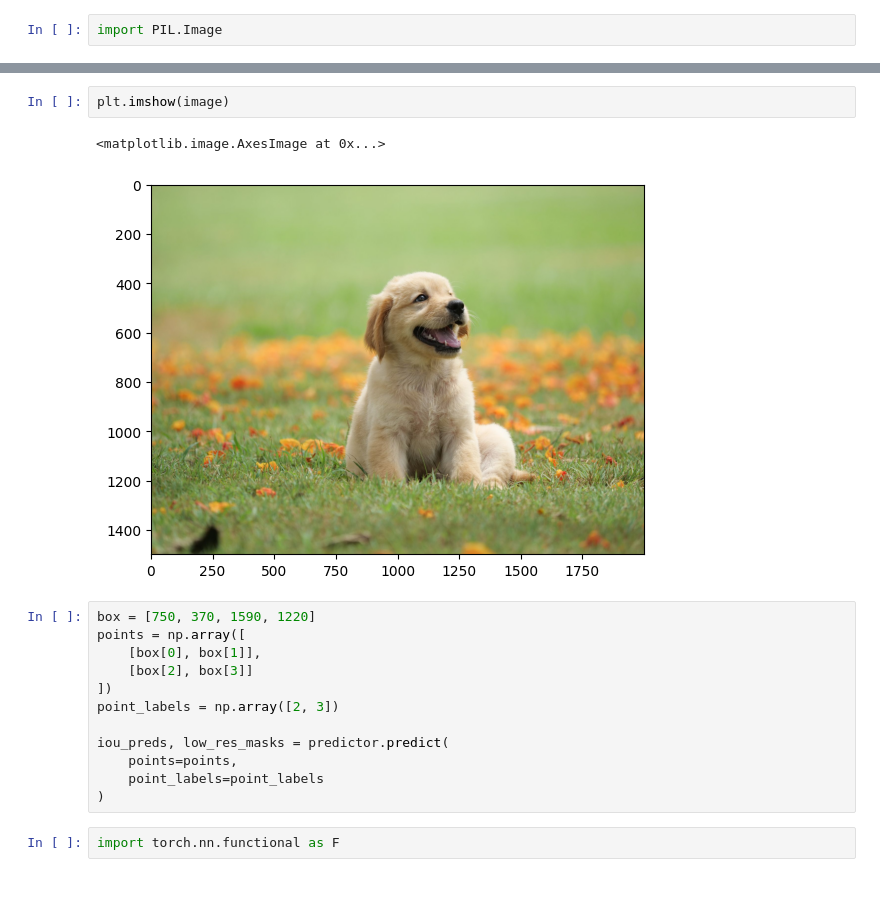
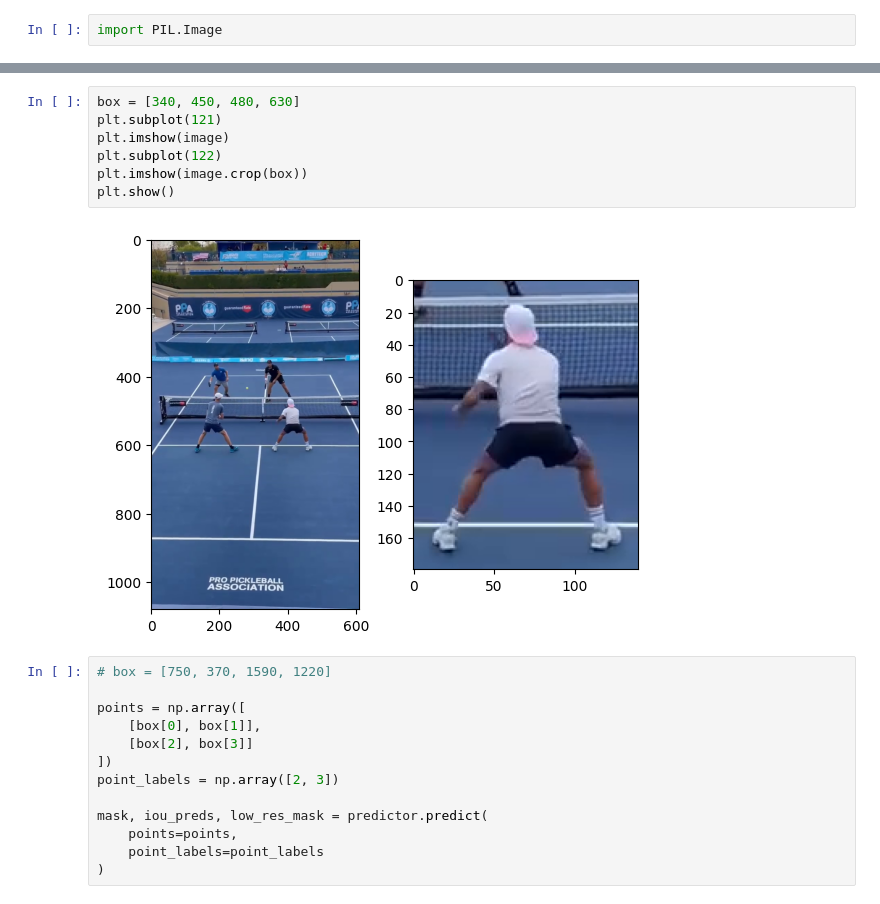
Before and after one commit to NVIDIA-AI-IOT/nanosam, a Jupyter notebook: notebooks/test_predictor_trt.ipynb, the cells around one changed output, grey strips where cells are left out. Cells and saved outputs as stored; diff of their text form.

```diff
--- a/notebooks/test_predictor_trt.ipynb
+++ b/notebooks/test_predictor_trt.ipynb
@@ -15,19 +21,22 @@ predictor.set_image(image)
-# %%
-plt.imshow(image)
-# %% [output]
-<matplotlib.image.AxesImage at 0x...>
-[figure, removed]
+# %%
+box = [340, 450, 480, 630]
+plt.subplot(121)
+plt.imshow(image)
+plt.subplot(122)
+plt.imshow(image.crop(box))
+plt.show()
+# %% [output]
+[figure, added]
 # %%
-box = [750, 370, 1590, 1220]
+# box = [750, 370, 1590, 1220]
+
 points = np.array([
     [box[0], box[1]],
     [box[2], box[3]]
 ])
 point_labels = np.array([2, 3])
 
-iou_preds, low_res_masks = predictor.predict(
+mask, iou_preds, low_res_mask = predictor.predict(
     points=points,
     point_labels=point_labels
 )
-# %%
-import torch.nn.functional as F
```
Also changed, not shown: parts of 6 cells of this notebook, 2 other files.
